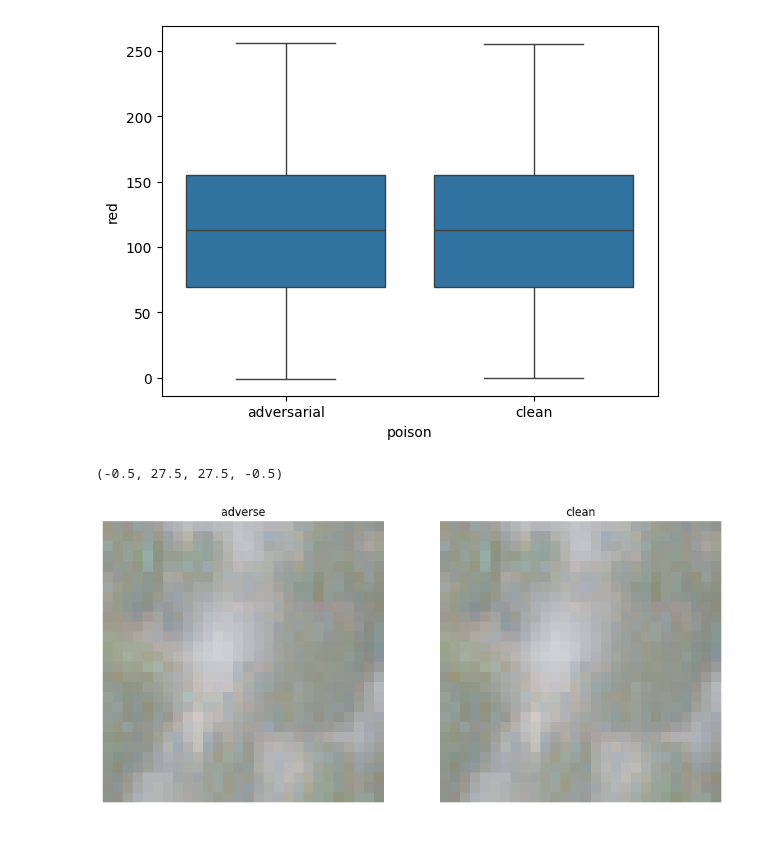
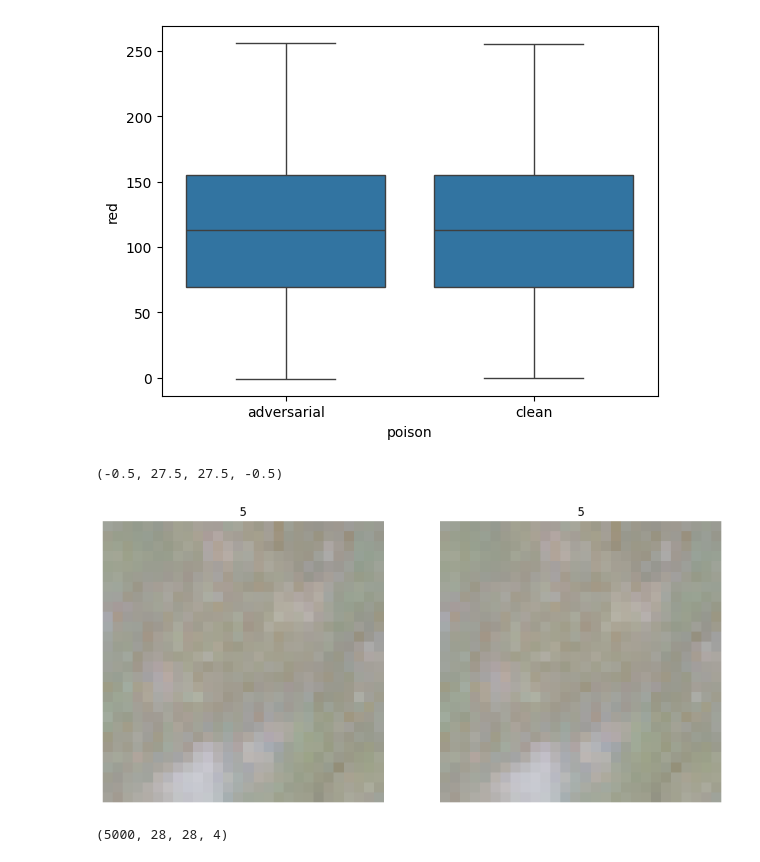
Before and after one commit to sgmurphy00/TOOLS1, a Jupyter notebook: initial_dataexploration.ipynb, the cells around one changed output. Cells and saved outputs as stored; diff of their text form; code cells hidden in the pictures.

```diff
--- a/initial_dataexploration.ipynb
+++ b/initial_dataexploration.ipynb
@@ -409,20 +358,24 @@ plt.show()
 # %%
 # side-by-side
 
 fig, axs = plt.subplots(1,2, figsize=(12,6))
 
 # adverse
-axs[0].imshow(adverse_numpy[0])
-axs[0].set_title('adverse')
+axs[0].imshow(adverse_numpy_viz[128])
+axs[0].set_title(y_test_lim[128])
 axs[0].axis('off')
 
 # clean
-axs[1].imshow(x_test_lim[0])
-axs[1].set_title('clean')
+axs[1].imshow(x_test_lim[128])
+axs[1].set_title(y_test_lim[128])
 axs[1].axis('off')
 # %% [output]
 (-0.5, 27.5, 27.5, -0.5)
-[figure, old version]
+[figure, new version]
+# %%
+np.shape(adverse_numpy_viz)
+# %% [output]
+(5000, 28, 28, 4)
 # %%
 
 # # Custom training loop
```
Also changed, not shown: parts of 12 cells of this notebook.
